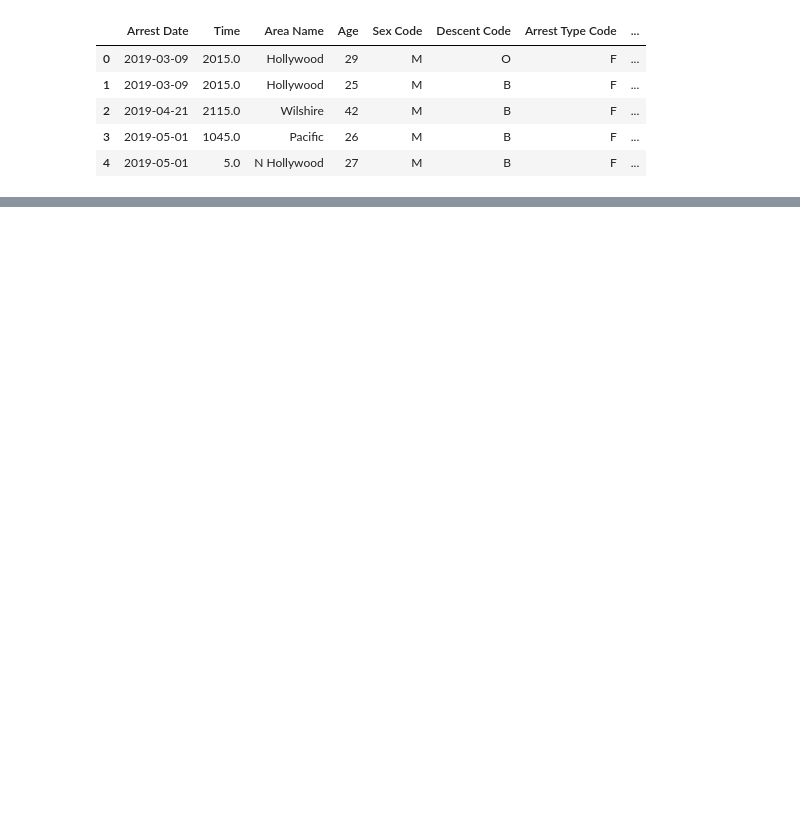
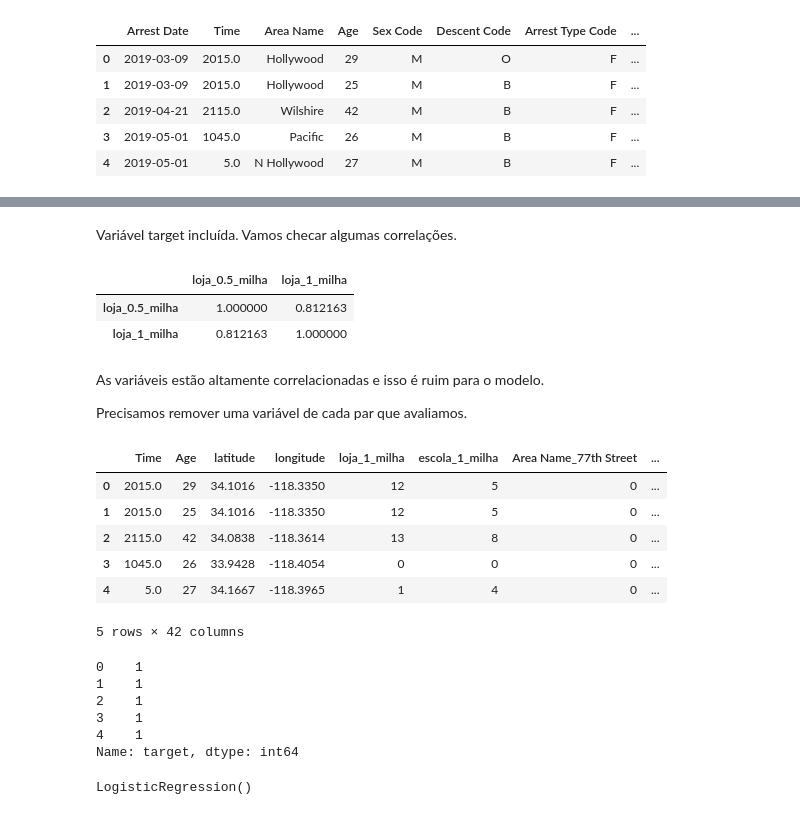
Before and after one commit to rodolffoterra/Projct_Marijuana_Legalization_TS, a Jupyter notebook: Projct_Marijuana_Legalization_TS_Part5.ipynb, the cells around one changed output, grey strips where cells are left out. Cells and saved outputs as stored; diff of their text form; code cells hidden in the pictures; blank space fills up the shorter version.

```diff
--- a/Projct_Marijuana_Legalization_TS_Part5.ipynb
+++ b/Projct_Marijuana_Legalization_TS_Part5.ipynb
@@ -302,3 +178,9 @@ Vamos agora extrair alguns detalhes estatísticos dos dados e na sequência apli
+# %%
+# Include the variablçe in the dataframe
+df_prisoes['target'] = target
+# %%
+# We do the encoding replacing the classes with valçues 0 or 1
+df_prisoes['target'] = df_prisoes['target'].map(lambda x: 1 if x == 'sell' else 0)
 # %%
 # Data
 df_prisoes.head()
@@ -537,0 +194,30 @@ Claramente parece haver um padrão entre o volume de prisões e a legalização
+# %% [markdown]
+Variável target incluída. Vamos checar algumas correlações.
+# %%
+# Correlation between the distance variable from the point of sale
+df_prisoes[['loja_0.5_milha','loja_1_milha']].corr()
+# %% [output]
+|  | loja_0.5_milha | loja_1_milha |
+| loja_0.5_milha | 1.000000 | 0.812163 |
+| loja_1_milha | 0.812163 | 1.000000 |
+# %% [markdown]
+As variáveis estão altamente correlacionadas e isso é ruim para o modelo.
+
+Precisamos remover uma variável de cada par que avaliamos.
+# %%
+# Remove variables and put hte rest bin X
+X = df_prisoes.drop(['Arrest Date', 'Charge Description', 'target', 'loja_0.5_milha', 'escola_0.5_milha'], 1)
+# %%
+# We create dummy variables for categorial variables, because we only work with numeric variables
+X = pd.get_dummies(X)
+# %%
+# Data
+X.head()
+# %% [output]
+|  | Time | Age | latitude | longitude | loja_1_milha | escola_1_milha | Area Name_77th Street | ... |
+| 0 | 2015.0 | 29 | 34.1016 | -118.3350 | 12 | 5 | 0 | ... |
+| 1 | 2015.0 | 25 | 34.1016 | -118.3350 | 12 | 5 | 0 | ... |
+| 2 | 2115.0 | 42 | 34.0838 | -118.3614 | 13 | 8 | 0 | ... |
+| 3 | 1045.0 | 26 | 33.9428 | -118.4054 | 0 | 0 | 0 | ... |
+| 4 | 5.0 | 27 | 34.1667 | -118.3965 | 1 | 4 | 0 | ... |
+5 rows × 42 columns
@@ -537,0 +227,10 @@ Claramente parece haver um padrão entre o volume de prisões e a legalização
+# %%
+# data
+y.head()
+# %% [output]
+0    1
+1    1
+2    1
+3    1
+4    1
+Name: target, dtype: int64
@@ -537,0 +243,5 @@ Claramente parece haver um padrão entre o volume de prisões e a legalização
+# %%
+# Training the model
+modelo_lr.fit(X_treino, y_treino)
+# %% [output]
+LogisticRegression()
```
Also changed, not shown: parts of 92 cells of this notebook, 4 other files.
